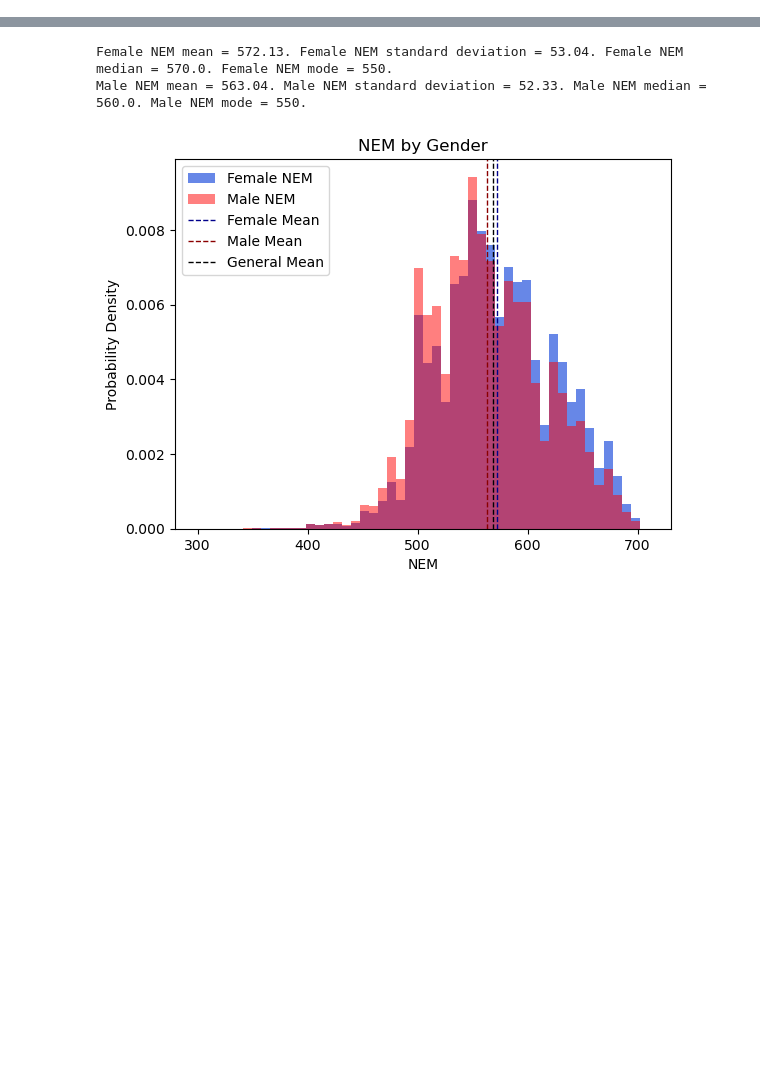
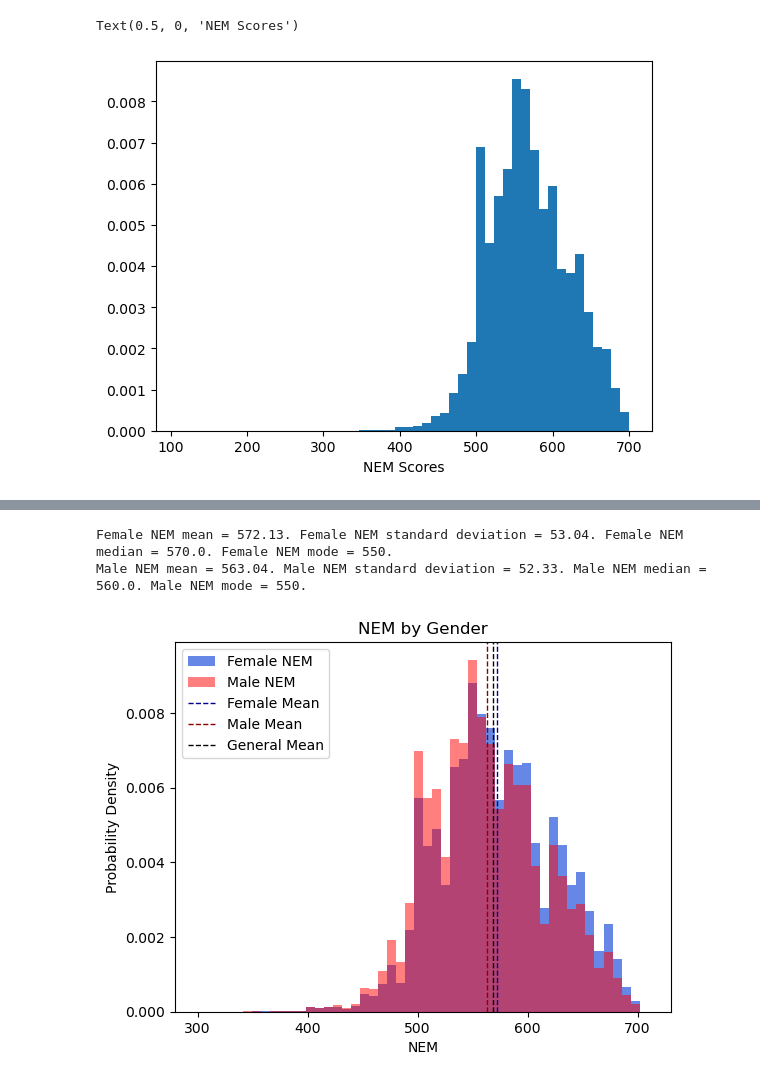
Before and after one commit to Claudio-AhumadaL/Chilean-State-Scholarship-Apllications-Data-2022, a Jupyter notebook: Data_postulacionesBecas_Claudio-AhumadaL.ipynb, the cells around one changed output, grey strips where cells are left out. Drawn from its saved outputs; the diff is of its cells as text; code cells hidden in the pictures; blank space fills up the shorter version.

```diff
--- a/Data_postulacionesBecas_Claudio-AhumadaL.ipynb
+++ b/Data_postulacionesBecas_Claudio-AhumadaL.ipynb
@@ -25,25 +57,11 @@ data_postulaciones.head()
 # %%
-# Data cleaning
-
-# Data Inspection
-
-#print(data_postulaciones.dtypes)
-#print(len(data_postulaciones["NEM"]))
-
- # NEM values inspection
-
-#nem_value_counts = data_postulaciones.NEM.value_counts(ascending = True)
-
-    # Histogram of the NEM variable
-
-#plt.hist(data_postulaciones.NEM, density = True, bins = 50)
-#plt.xlabel('NEM Scores')
-
- # NEM scores of 1 seem to be unusable rows. The minimum NEM score equals 100.
-
-    # Dropping rows that have a NEM score of 1
+# NEM scores of 1 seem to be unusable rows. The minimum NEM score equals 100.
+# Dropping rows that have a NEM score of 1
 
 data_postulaciones = data_postulaciones[data_postulaciones["NEM"] > 100]
 
-#plt.hist(data_postulaciones.NEM, density = True)
-#plt.xlabel('NEM Scores')
+plt.hist(data_postulaciones.NEM, density = True, bins = 50)
+plt.xlabel('NEM Scores')
+# %% [output]
+Text(0.5, 0, 'NEM Scores')
+[figure, added]
```
Also changed, not shown: parts of 13 cells of this notebook.
